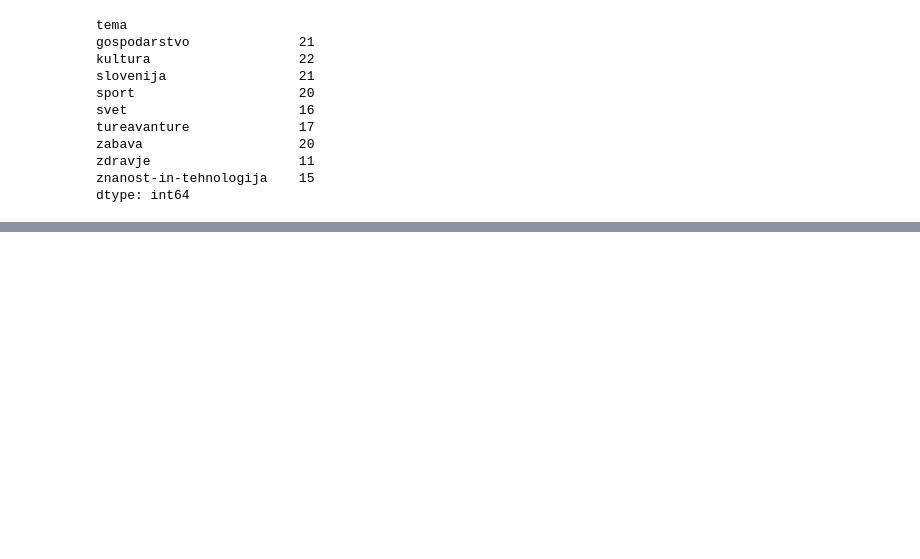
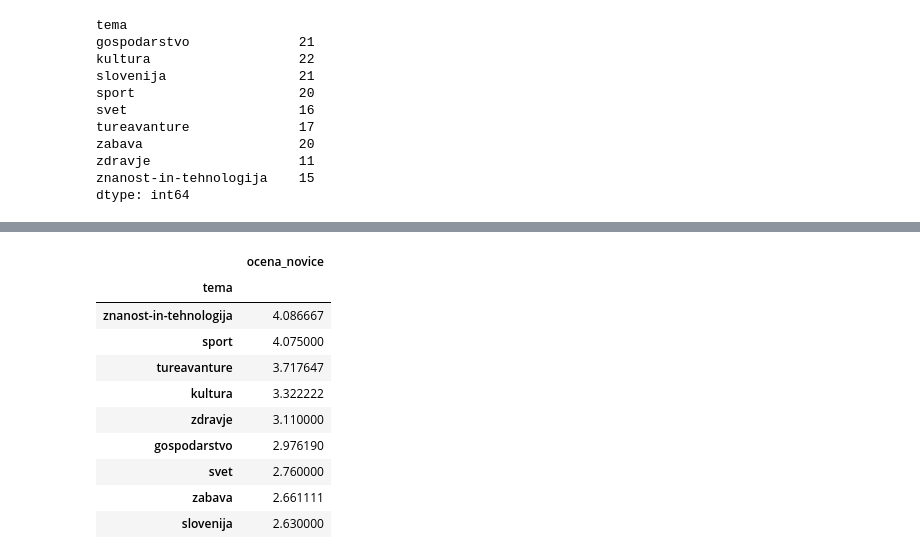
Before and after one commit to SeverinMejak/severin_mejak_projekt_analiza_podatkov, a Jupyter notebook: Projekt_za_prog/projekt_analiza_podatkov.ipynb, the cells around one changed output, grey strips where cells are left out. Drawn from its saved outputs; the diff is of its cells as text; code cells hidden in the pictures; blank space fills up the shorter version.

```diff
--- a/Projekt_za_prog/projekt_analiza_podatkov.ipynb
+++ b/Projekt_za_prog/projekt_analiza_podatkov.ipynb
@@ -80,0 +87,14 @@ dtype: int64
+# %%
+tabela[tabela.ocena_novice != 0.0].groupby('tema').mean().sort_values('ocena_novice', ascending=False)[['ocena_novice']]
+# %% [output]
+|  | ocena_novice |
+| tema |  |
+| znanost-in-tehnologija | 4.086667 |
+| sport | 4.075000 |
+| tureavanture | 3.717647 |
+| kultura | 3.322222 |
+| zdravje | 3.110000 |
+| gospodarstvo | 2.976190 |
+| svet | 2.760000 |
+| zabava | 2.661111 |
+| slovenija | 2.630000 |
```
Also changed, not shown: parts of 13 cells of this notebook.
